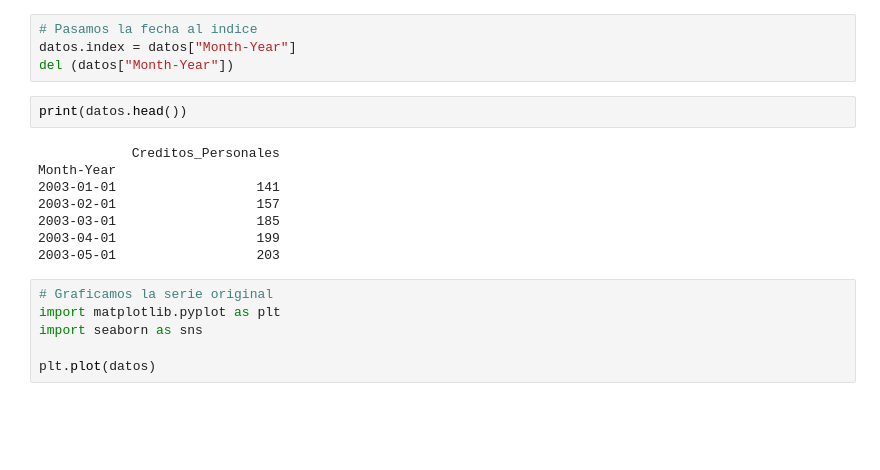
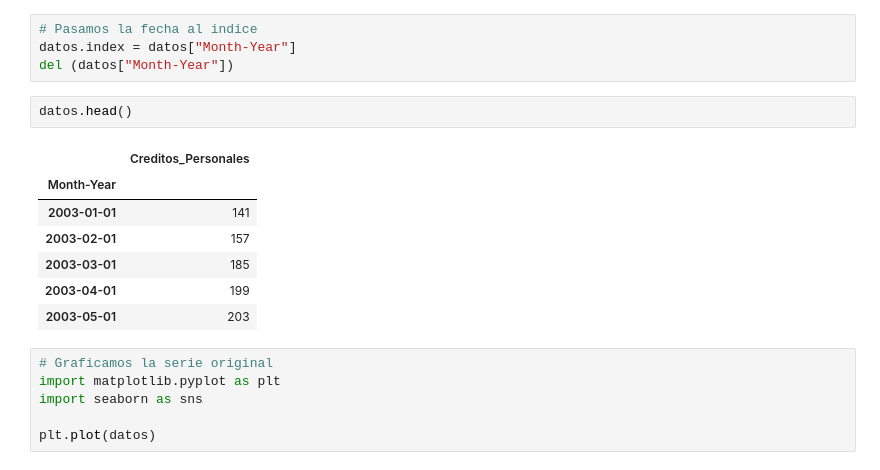
Before and after one commit to egoitzaulestia/___AI-BIG-DATA___, a Jupyter notebook: 03-Modelos-de-IA/05-Series-Temporales/Python/Teoria/01_SeriesTemporales1_Creditos.ipynb, the cells around one changed output. Drawn from its saved outputs; the diff is of its cells as text; blank space fills up the shorter version.

```diff
--- a/03-Modelos-de-IA/05-Series-Temporales/Python/Teoria/01_SeriesTemporales1_Creditos.ipynb
+++ b/03-Modelos-de-IA/05-Series-Temporales/Python/Teoria/01_SeriesTemporales1_Creditos.ipynb
@@ -54,16 +54,16 @@ memory usage: 2.4 KB
 # Pasamos la fecha al indice
 datos.index = datos["Month-Year"]
 del (datos["Month-Year"])
-# %%
-print(datos.head())
-# %% [output]
-            Creditos_Personales
-Month-Year
-2003-01-01                  141
-2003-02-01                  157
-2003-03-01                  185
-2003-04-01                  199
-2003-05-01                  203
+# %%
+datos.head()
+# %% [output]
+|  | Creditos_Personales |
+| Month-Year |  |
+| 2003-01-01 | 141 |
+| 2003-02-01 | 157 |
+| 2003-03-01 | 185 |
+| 2003-04-01 | 199 |
+| 2003-05-01 | 203 |
 # %%
 # Graficamos la serie original
 import matplotlib.pyplot as plt
```
Also changed, not shown: parts of 14 cells of this notebook, 2 other files.
